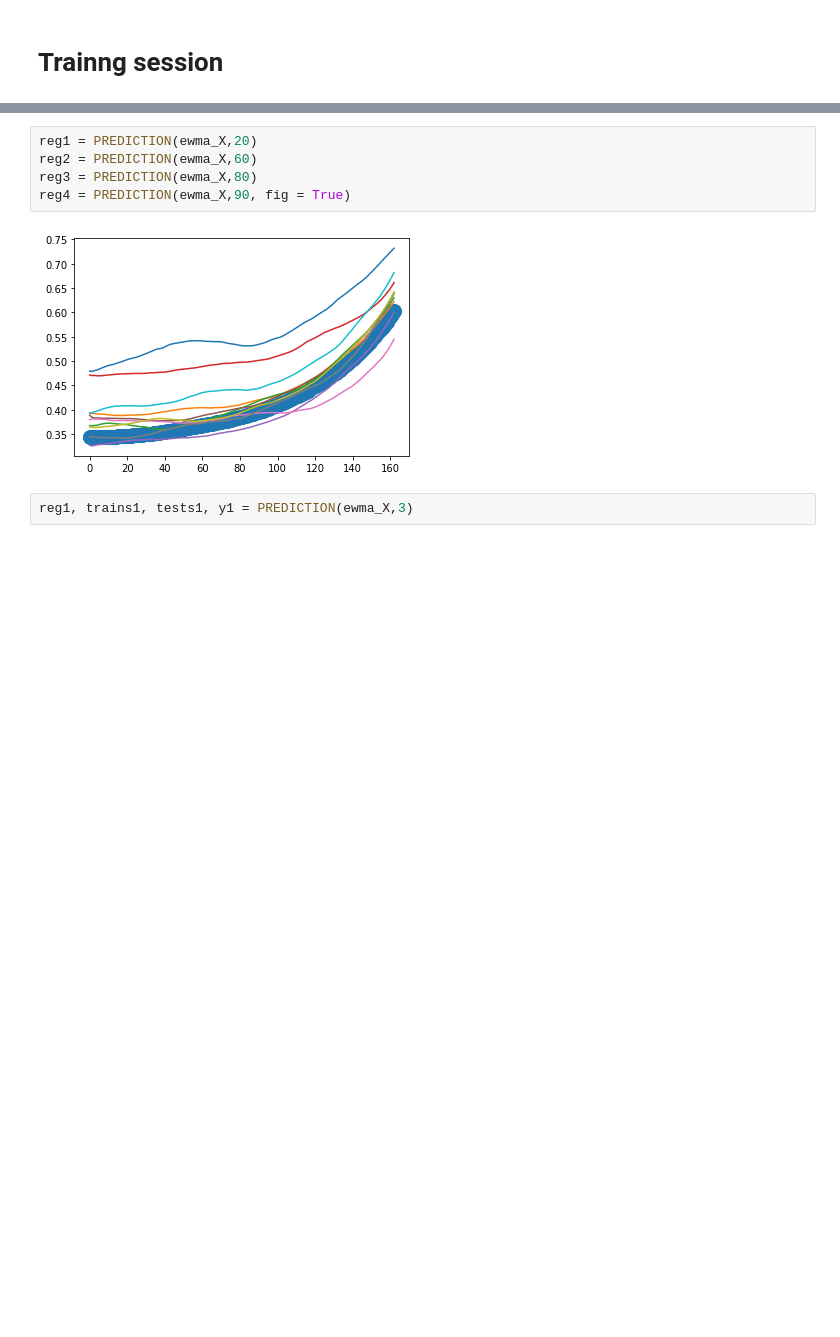
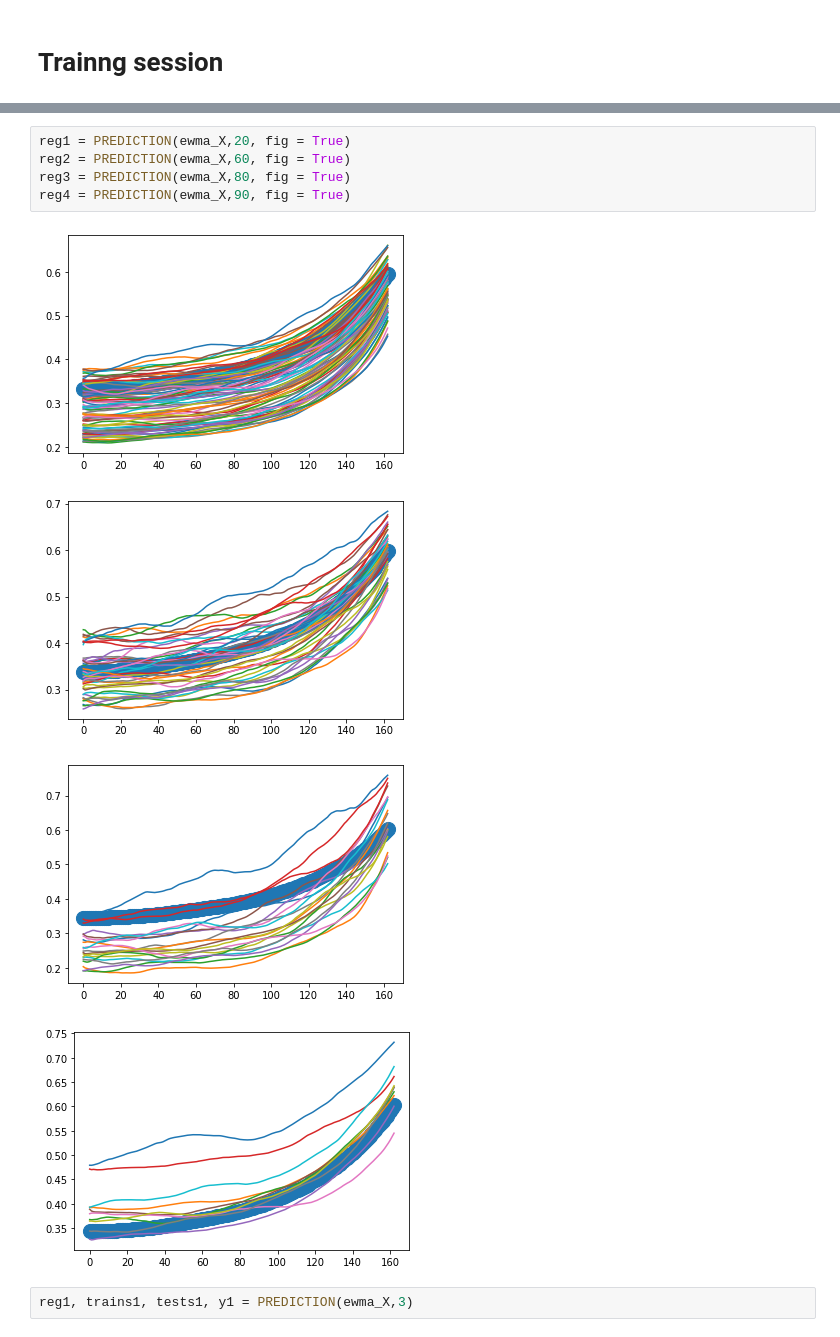
Before and after one commit to kEEPpp/PHM-Competition, a Jupyter notebook: CMAPSS/exponential_only_FD001.ipynb, the cells around one changed output, grey strips where cells are left out. Cells and saved outputs as stored; diff of their text form; blank space fills up the shorter version.

```diff
--- a/CMAPSS/exponential_only_FD001.ipynb
+++ b/CMAPSS/exponential_only_FD001.ipynb
@@ -233,10 +278,13 @@ ewma_X[0]
 # %%
-reg1 = PREDICTION(ewma_X,20)
-reg2 = PREDICTION(ewma_X,60)
-reg3 = PREDICTION(ewma_X,80)
+reg1 = PREDICTION(ewma_X,20, fig = True)
+reg2 = PREDICTION(ewma_X,60, fig = True)
+reg3 = PREDICTION(ewma_X,80, fig = True)
 reg4 = PREDICTION(ewma_X,90, fig = True)
 # %% [output]
-[figure, old version]
+[figure, new version]
+[figure, added]
+[figure, added]
+[figure, added]
 # %%
 reg1, trains1, tests1, y1 = PREDICTION(ewma_X,3)
 # %%
```
Also changed, not shown: parts of 34 cells of this notebook.
